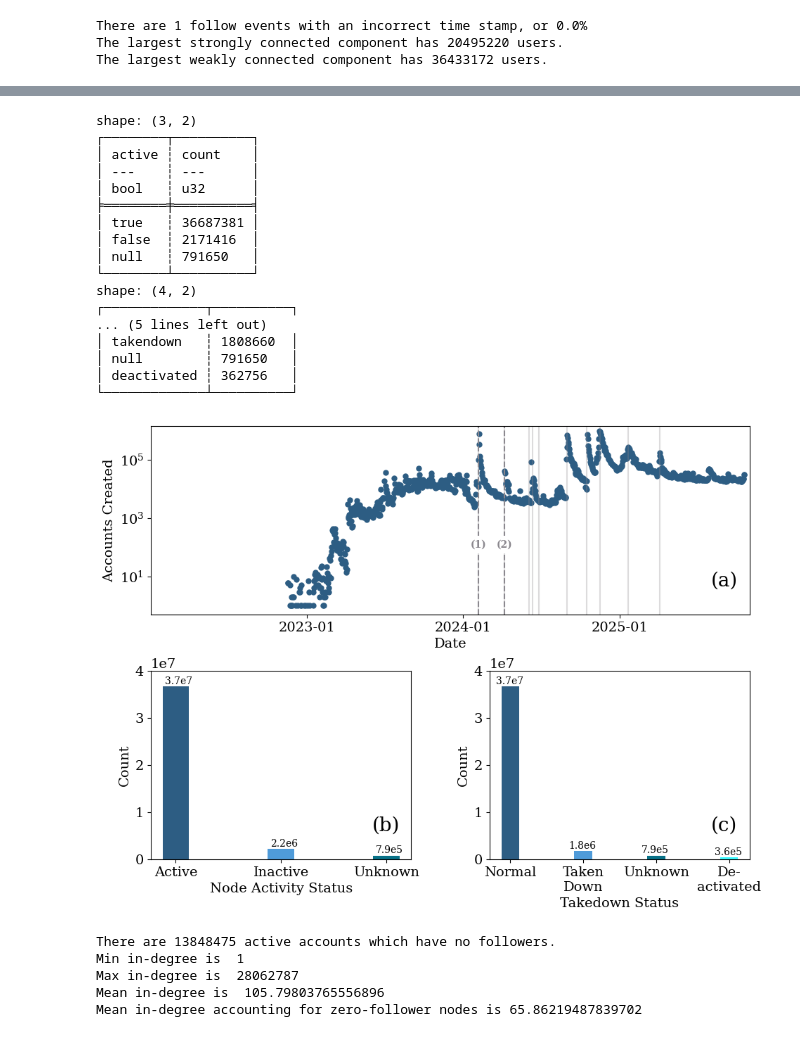
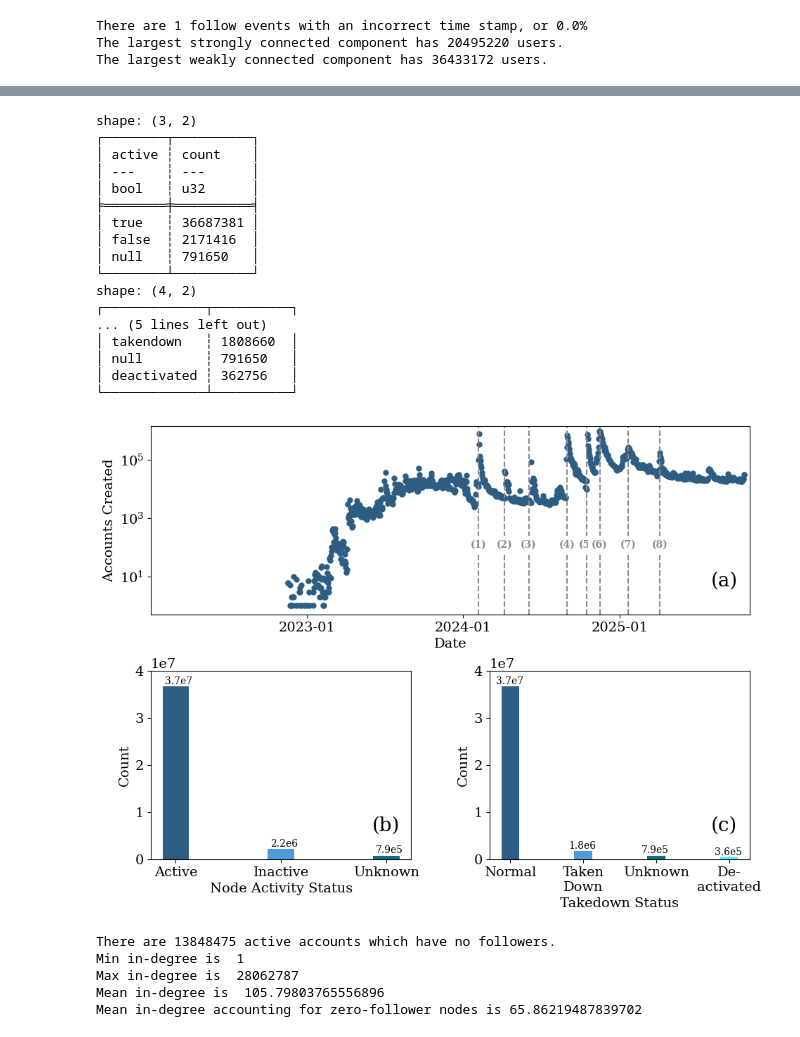
Before and after one commit to nwlandry/a-blue-start, a Jupyter notebook: plot_network_stats.ipynb, the cells around one changed output, grey strips where cells are left out. Drawn from its saved outputs; the diff is of its cells as text; code cells hidden in the pictures.

```diff
--- a/plot_network_stats.ipynb
+++ b/plot_network_stats.ipynb
@@ -84,49 +84,93 @@ tb = ax1.text(
 )
 tb.set_bbox(dict(facecolor="white", alpha=1, linewidth=0))
 
-# Bluesky becomes public
-# https://bsky.social/about/blog/02-06-2024-join-bluesky
-t_notable = datetime(2024, 2, 6)
-plt.plot([t_notable, t_notable], [ymin, ymax], "-", color=colors[4], alpha=alpha)
-
-# Several X accounts in Brazil are suspended as the result of a court order
-# https://www.reuters.com/technology/x-challenges-brazils-forced-order-block-certain-accounts-2024-04-07/
-t_notable = datetime(2024, 4, 6)
-plt.plot([t_notable, t_notable], [ymin, ymax], "-", color=colors[4], alpha=alpha)
-
 # X changes its rules to formally allow adult & graphic content on the platform
 # https://techcrunch.com/2024/06/03/x-tweaks-rules-to-formally-allow-adult-content/
 t_notable = datetime(2024, 6, 2)
-plt.plot([t_notable, t_notable], [ymin, ymax], "-", color=colors[4], alpha=alpha)
+ax1.plot([t_notable, t_notable], [ymin, ymax], "--", color=colors[4])
+tb = ax1.text(
+    t_notable,
+    text_height,
+    "(3)",
+    horizontalalignment="center",
+    fontweight="bold",
+    color=colors[4],
+)
+tb.set_bbox(dict(facecolor="white", alpha=1, linewidth=0))
 
-# X announces it will start hiding all likes
-# (https://www.theverge.com/2024/6/11/24176247/x-likes-hidden-private-rollout)
-t_notable = datetime(2024, 6, 11)
-plt.plot([t_notable, t_notable], [ymin, ymax], "-", color=colors[4], alpha=alpha)
+# # X announces it will start hiding all likes
+# # (https://www.theverge.com/2024/6/11/24176247/x-likes-hidden-private-rollout)
+# t_notable = datetime(2024, 6, 11)
+# plt.plot([t_notable, t_notable], [ymin, ymax], "-", color=colors[4], alpha=alpha)
 
-# announcement of starterpacks
-t_notable = datetime(2024, 6, 26)
-plt.plot([t_notable, t_notable], [ymin, ymax], "-", color=colors[4], alpha=alpha)
+# # announcement of starterpacks
+# t_notable = datetime(2024, 6, 26)
+# plt.plot([t_notable, t_notable], [ymin, ymax], "-", color=colors[4], alpha=alpha)
 
 # banning of X in Brazil
 t_notable = datetime(2024, 8, 30)
-plt.plot([t_notable, t_notable], [ymin, ymax], "-", color=colors[4], alpha=alpha)
+ax1.plot([t_notable, t_notable], [ymin, ymax], "--", color=colors[4])
+tb = ax1.text(
+    t_notable,
+    text_height,
+    "(4)",
+    horizontalalignment="center",
+    fontweight="bold",
+    color=colors[4],
+)
+tb.set_bbox(dict(facecolor="white", alpha=1, linewidth=0))
 
-# New terms of service allowing blocked users to see posts
+# New X terms of service allowing blocked users to see posts
 t_notable = datetime(2024, 10, 16)
-plt.plot([t_notable, t_notable], [ymin, ymax], "-", color=colors[4], alpha=alpha)
+ax1.plot([t_notable, t_notable], [ymin, ymax], "--", color=colors[4])
+tb = ax1.text(
+    t_notable,
+    text_height,
+    "(5)",
+    horizontalalignment="center",
+    fontweight="bold",
+    color=colors[4],
+)
+tb.set_bbox(dict(facecolor="white", alpha=1, linewidth=0))
 
 # New terms of service allowing X to train AI on user content
 t_notable = datetime(2024, 11, 15)
-plt.plot([t_notable, t_notable], [ymin, ymax], "-", color=colors[4], alpha=alpha)
+ax1.plot([t_notable, t_notable], [ymin, ymax], "--", color=colors[4])
+tb = ax1.text(
+    t_notable,
+    text_height,
+    "(6)",
+    horizontalalignment="center",
+    fontweight="bold",
+    color=colors[4],
+)
+tb.set_bbox(dict(facecolor="white", alpha=1, linewidth=0))
 
 # Donald Trump sworn in as U.S. president
 t_notable = datetime(2025, 1, 20)
-plt.plot([t_notable, t_notable], [ymin, ymax], "-", color=colors[4], alpha=alpha)
+ax1.plot([t_notable, t_notable], [ymin, ymax], "--", color=colors[4])
+tb = ax1.text(
+    t_notable,
+    text_height,
+    "(7)",
+    horizontalalignment="center",
+    fontweight="bold",
+    color=colors[4],
+)
+tb.set_bbox(dict(facecolor="white", alpha=1, linewidth=0))
 
 # Nationwide Hands Off protests in U.S.
 t_notable = datetime(2025, 4, 5)
-plt.plot([t_notable, t_notable], [ymin, ymax], "-", color=colors[4], alpha=alpha)
+ax1.plot([t_notable, t_notable], [ymin, ymax], "--", color=colors[4])
+tb = ax1.text(
+    t_notable,
+    text_height,
+    "(8)",
+    horizontalalignment="center",
+    fontweight="bold",
+    color=colors[4],
+)
+tb.set_bbox(dict(facecolor="white", alpha=1, linewidth=0))
 
 ax1.scatter(
     node_creation_dates["date-created"].str.to_datetime(),
@@ -188,34 +232,34 @@ for status, ct in status_counts.iter_rows():
     status_word = status_words.get(status, "Unknown")
     ax22.bar(status_word, ct, label=status_word, width=0.25, color=colors[ccount])
     ax22.text(xstart, ct + 500000, f"{ct:.1e}".replace("+0", "")) # adding rounded counts to plot
     xstart += 1.0
     ccount += 1
 ax22.set_ylim(0.0, 4e7)
 ax22.set_xlabel("Takedown Status")
 ax22.set_ylabel("Count")
 ax22.text(0.85, 0.15, "(c)", fontsize=20, transform=ax22.transAxes)
 
 
 plt.savefig("figures/node_creation_and_activity_stats.pdf", dpi=1000)
 # %% [output]
 shape: (3, 2)
 ┌────────┬──────────┐
 │ active ┆ count    │
 │ ---    ┆ ---      │
 │ bool   ┆ u32      │
 ╞════════╪══════════╡
 │ true   ┆ 36687381 │
 │ false  ┆ 2171416  │
 │ null   ┆ 791650   │
 └────────┴──────────┘
 shape: (4, 2)
 ┌─────────────┬──────────┐
 ... (5 lines left out)
 │ takendown   ┆ 1808660  │
 │ null        ┆ 791650   │
 │ deactivated ┆ 362756   │
 └─────────────┴──────────┘
-[figure, old version]
+[figure, new version]
 # %%
 in_degree = np.loadtxt("data/follows_in_degree.csv.gz", dtype=int)
 print(f"There are {n_active_nodes - len(in_degree)} active accounts which have no followers.")
```
Also changed, not shown: parts of 1 cell of this notebook, 6 other files.
